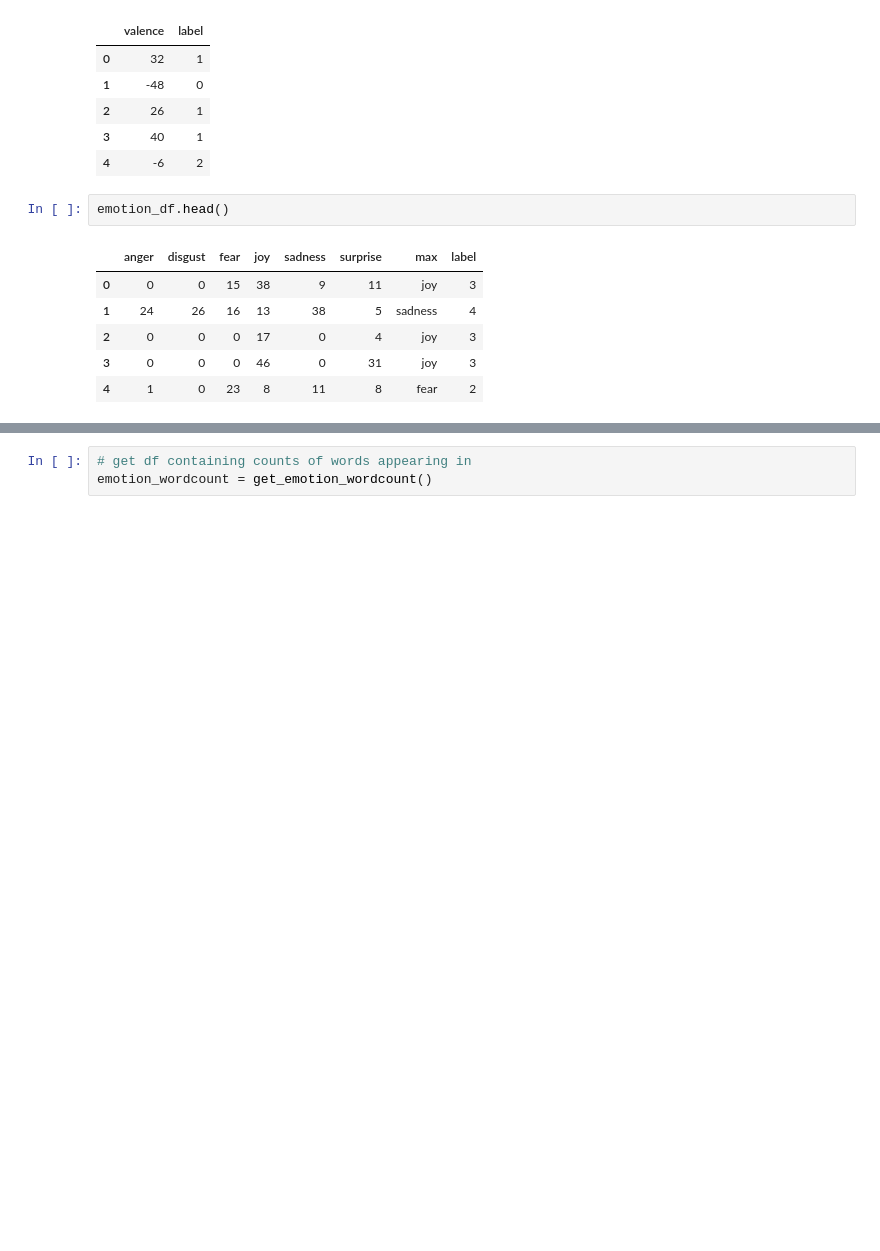
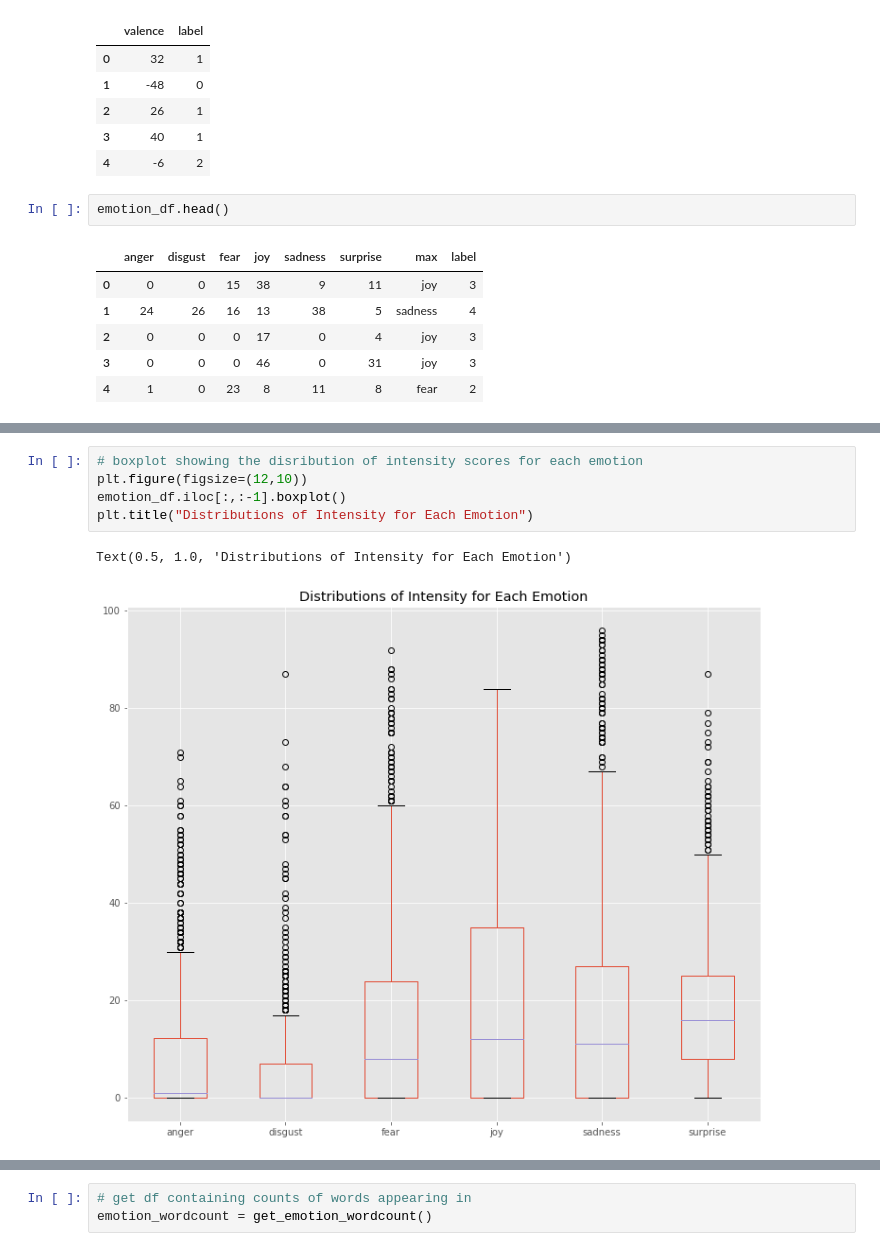
Before and after one commit to kemepley/Detecting_Emotions, a Jupyter notebook: Exploratory_Data_Analysis.ipynb, the cells around one changed output, grey strips where cells are left out. Saved outputs shown, nothing was run; the diff lists cells and outputs as text; blank space fills up the shorter version.

```diff
--- a/Exploratory_Data_Analysis.ipynb
+++ b/Exploratory_Data_Analysis.ipynb
@@ -69,0 +129,8 @@ emotion_df.head()
+# %%
+# boxplot showing the disribution of intensity scores for each emotion
+plt.figure(figsize=(12,10))
+emotion_df.iloc[:,:-1].boxplot()
+plt.title("Distributions of Intensity for Each Emotion")
+# %% [output]
+Text(0.5, 1.0, 'Distributions of Intensity for Each Emotion')
+[figure, added]
```
Also changed, not shown: parts of 37 cells of this notebook.
